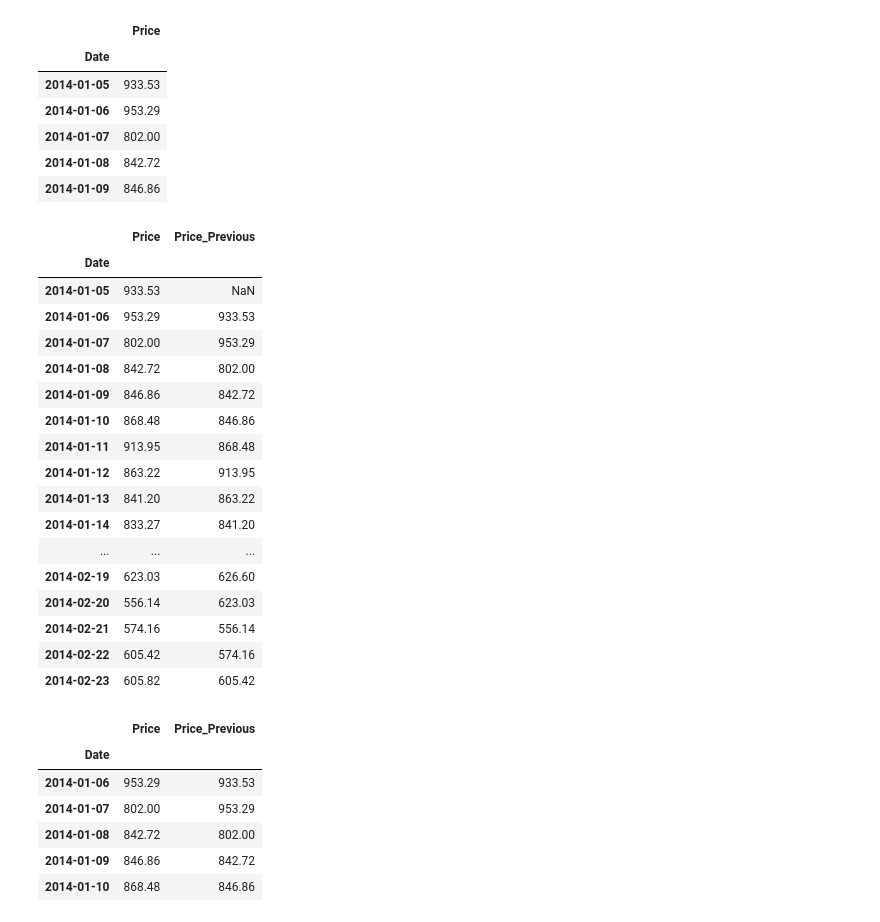
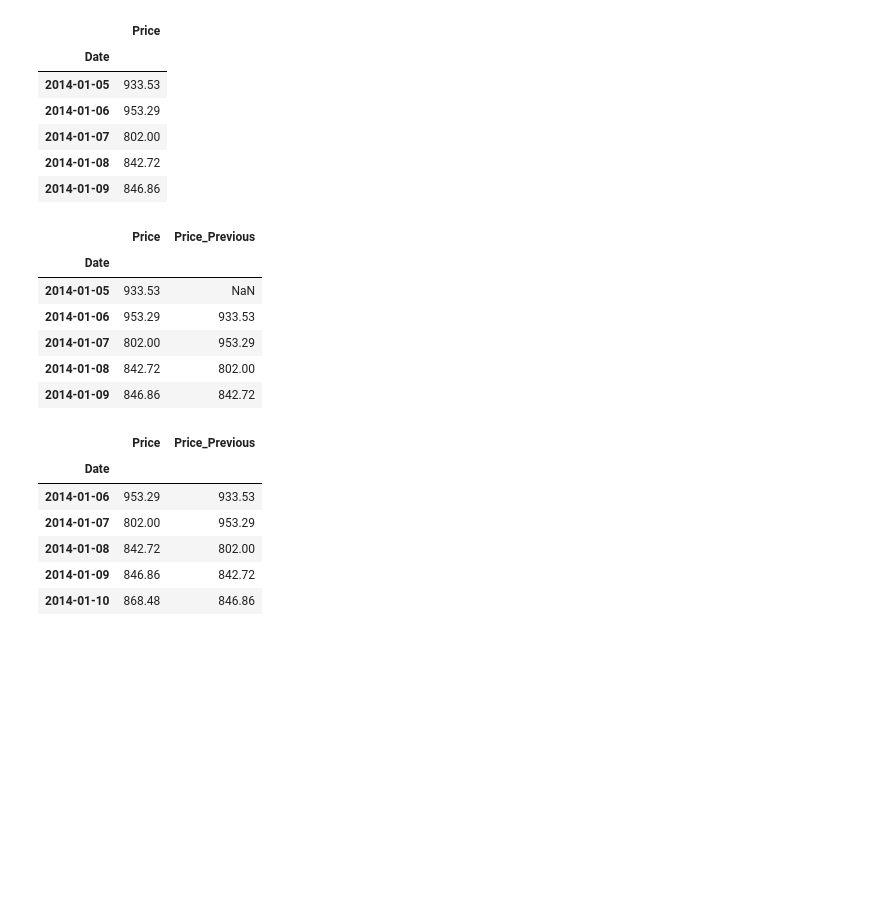
Before and after one commit to keithotuomagie/bitcoin_ts, a Jupyter notebook: notebook.ipynb, the cells around one changed output. Saved outputs shown, nothing was run; the diff lists cells and outputs as text; code cells hidden in the pictures; blank space fills up the shorter version.

```diff
--- a/notebook.ipynb
+++ b/notebook.ipynb
@@ -292,26 +292,15 @@ bitcoin_df_naive['Price_Previous'] = bitcoin_df_naive['Price'].shift(1)
 # %%
 # Examining the new column 'Price_Lag'
 
-bitcoin_df_naive.head(50)
+bitcoin_df_naive.head()
 # %% [output]
 |  | Price | Price_Previous |
 | Date |  |  |
 | 2014-01-05 | 933.53 | NaN |
 | 2014-01-06 | 953.29 | 933.53 |
 | 2014-01-07 | 802.00 | 953.29 |
 | 2014-01-08 | 842.72 | 802.00 |
 | 2014-01-09 | 846.86 | 842.72 |
-| 2014-01-10 | 868.48 | 846.86 |
-| 2014-01-11 | 913.95 | 868.48 |
-| 2014-01-12 | 863.22 | 913.95 |
-| 2014-01-13 | 841.20 | 863.22 |
-| 2014-01-14 | 833.27 | 841.20 |
-| ... | ... | ... |
-| 2014-02-19 | 623.03 | 626.60 |
-| 2014-02-20 | 556.14 | 623.03 |
-| 2014-02-21 | 574.16 | 556.14 |
-| 2014-02-22 | 605.42 | 574.16 |
-| 2014-02-23 | 605.82 | 605.42 |
 # %%
 # Creating the train and test set from the 'bitcoin_df_naive' dataframe
 
```
Also changed, not shown: parts of 19 cells of this notebook.
